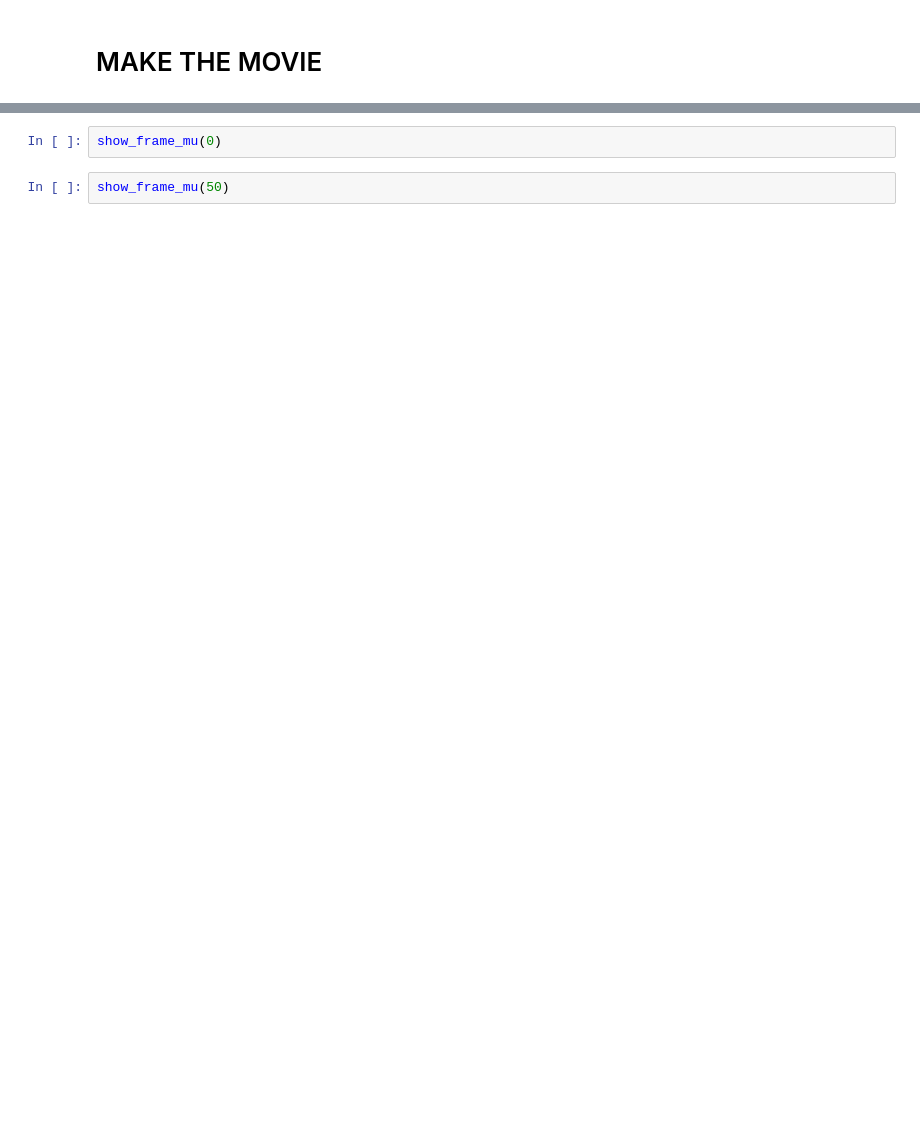
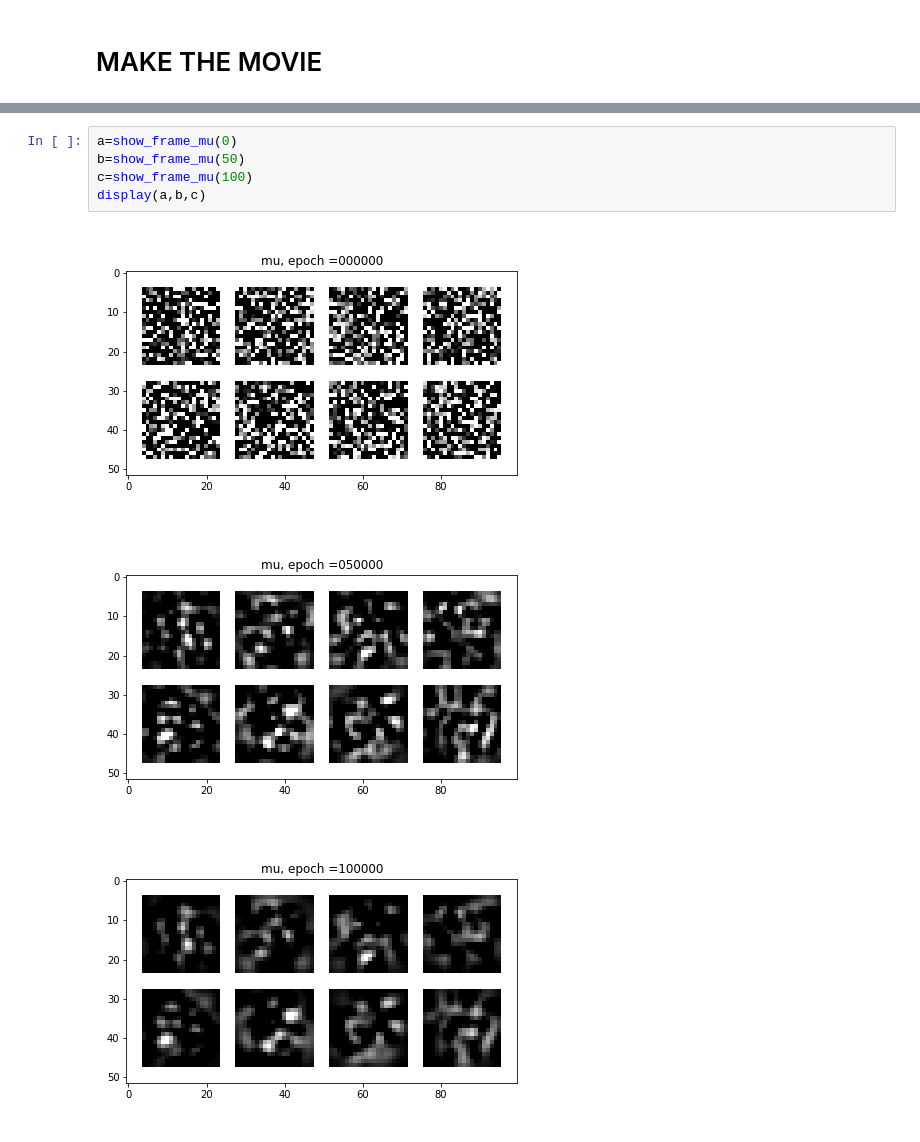
Before and after one commit to dalessioluca/GP, a Jupyter notebook: coarsening_bc_gp_prior.ipynb, the cells around one changed output, grey strips where cells are left out. Drawn from its saved outputs; the diff is of its cells as text; blank space fills up the shorter version.

```diff
--- a/coarsening_bc_gp_prior.ipynb
+++ b/coarsening_bc_gp_prior.ipynb
@@ -438,7 +472,12 @@ def show_frame_all(n):
     except IndexError:
         print("list index out of range")
         pass
-# %%
-show_frame_mu(0)
-# %%
-show_frame_mu(50)
+# %%
+a=show_frame_mu(0)
+b=show_frame_mu(50)
+c=show_frame_mu(100)
+display(a,b,c)
+# %% [output]
+[figure, added]
+[figure, added]
+[figure, added]
```
Also changed, not shown: parts of 18 cells of this notebook, 3 other files.
